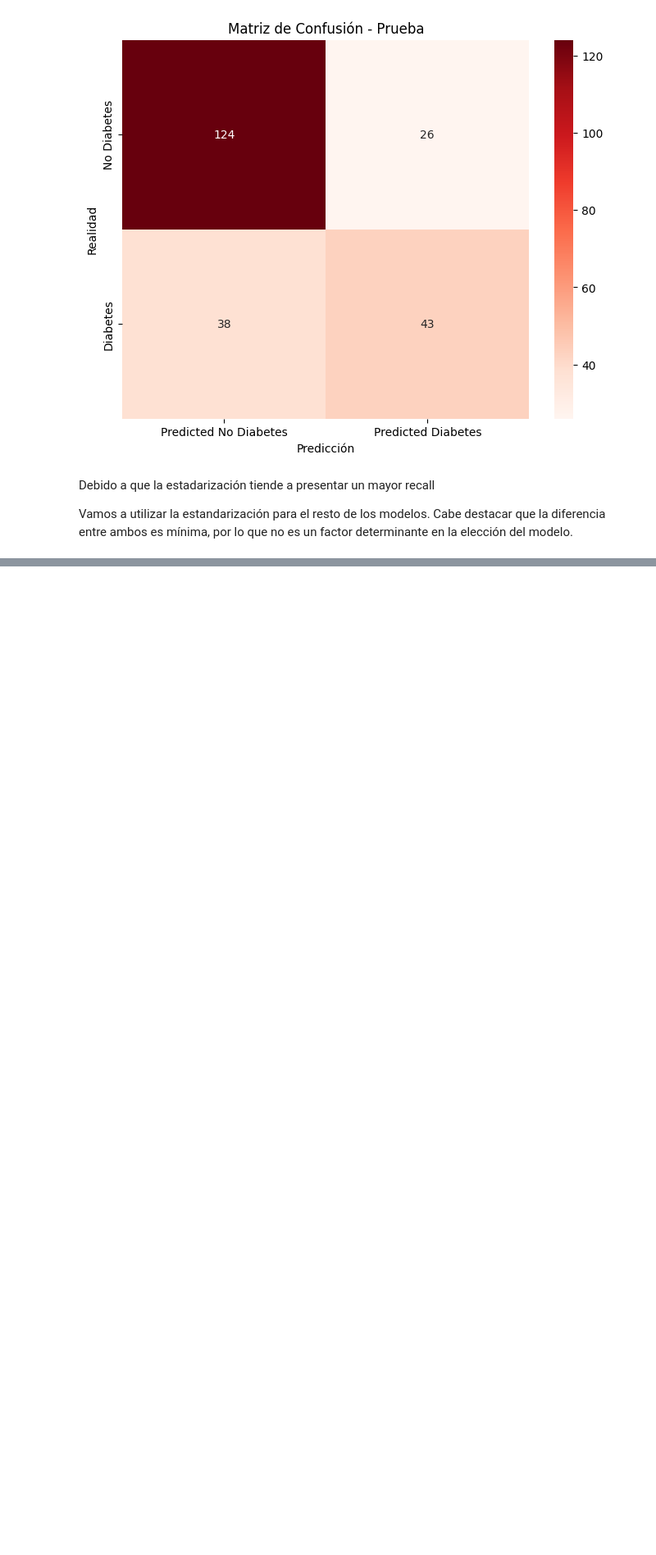
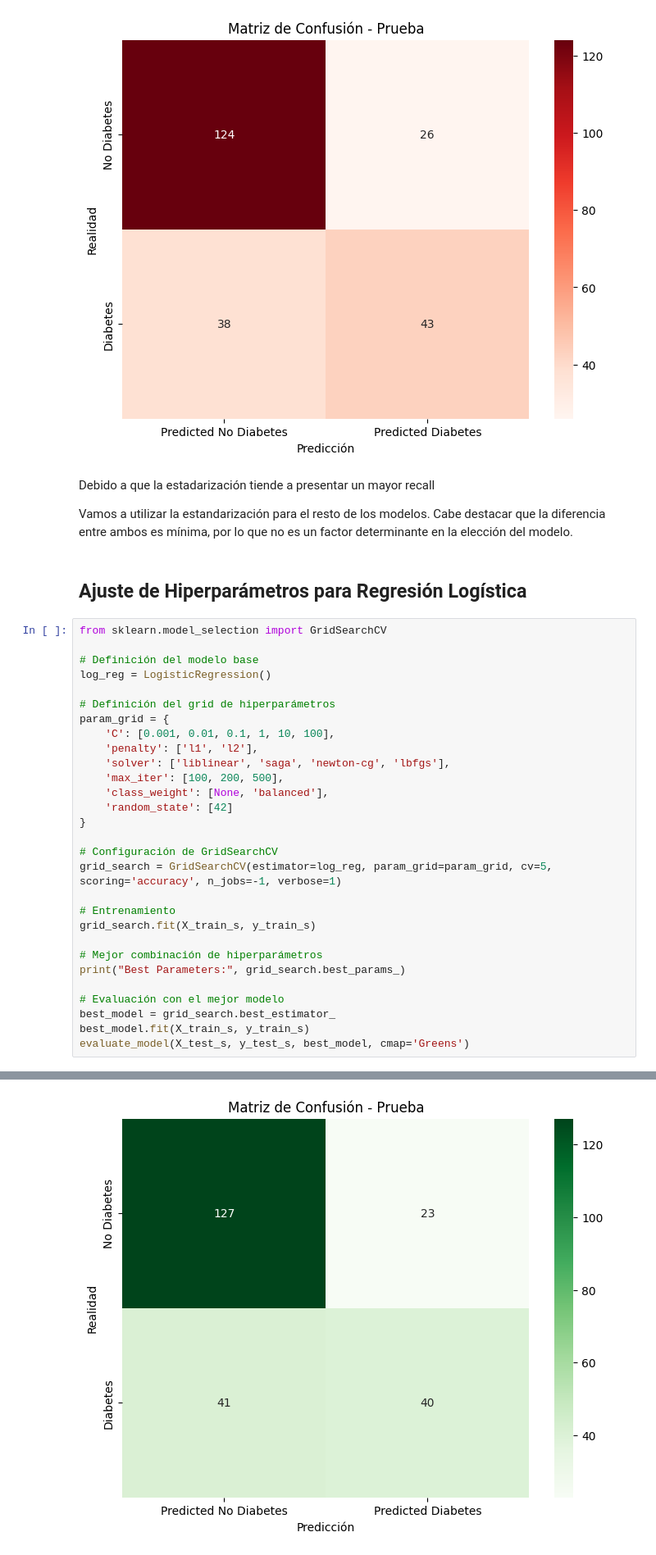
Before and after one commit to XoulEater/Proyecto_1_IA, a Jupyter notebook: diabetes.ipynb, the cells around one changed output, grey strips where cells are left out. Shown at 82% size. Cells and saved outputs as stored; diff of their text form; blank space fills up the shorter version.

```diff
--- a/main.ipynb
+++ b/diabetes.ipynb
@@ -274,3 +274,35 @@ weighted avg       0.72      0.72      0.72       231
 Debido a que la estadarización tiende a presentar un mayor recall
 
 Vamos a utilizar la estandarización para el resto de los modelos. Cabe destacar que la diferencia entre ambos es mínima, por lo que no es un factor determinante en la elección del modelo.
+# %% [markdown]
+## Ajuste de Hiperparámetros para Regresión Logística
+# %%
+from sklearn.model_selection import GridSearchCV
+
+# Definición del modelo base
+log_reg = LogisticRegression()
+
+# Definición del grid de hiperparámetros
+param_grid = {
+    'C': [0.001, 0.01, 0.1, 1, 10, 100],
+    'penalty': ['l1', 'l2'],
+    'solver': ['liblinear', 'saga', 'newton-cg', 'lbfgs'],
+    'max_iter': [100, 200, 500],
+    'class_weight': [None, 'balanced'],
+    'random_state': [42]
+}
+
+# Configuración de GridSearchCV
+grid_search = GridSearchCV(estimator=log_reg, param_grid=param_grid, cv=5, scoring='accuracy', n_jobs=-1, verbose=1)
+
+# Entrenamiento
+grid_search.fit(X_train_s, y_train_s)
+
+# Mejor combinación de hiperparámetros
+print("Best Parameters:", grid_search.best_params_)
+
+# Evaluación con el mejor modelo
+best_model = grid_search.best_estimator_
+best_model.fit(X_train_s, y_train_s)
+evaluate_model(X_test_s, y_test_s, best_model, cmap='Greens')
+# %% [output]
@@ -276,0 +339 @@ Vamos a utilizar la estandarización para el resto de los modelos. Cabe destacar
+[figure, added]
```
Also changed, not shown: parts of 7 cells of this notebook, 2 other files.
